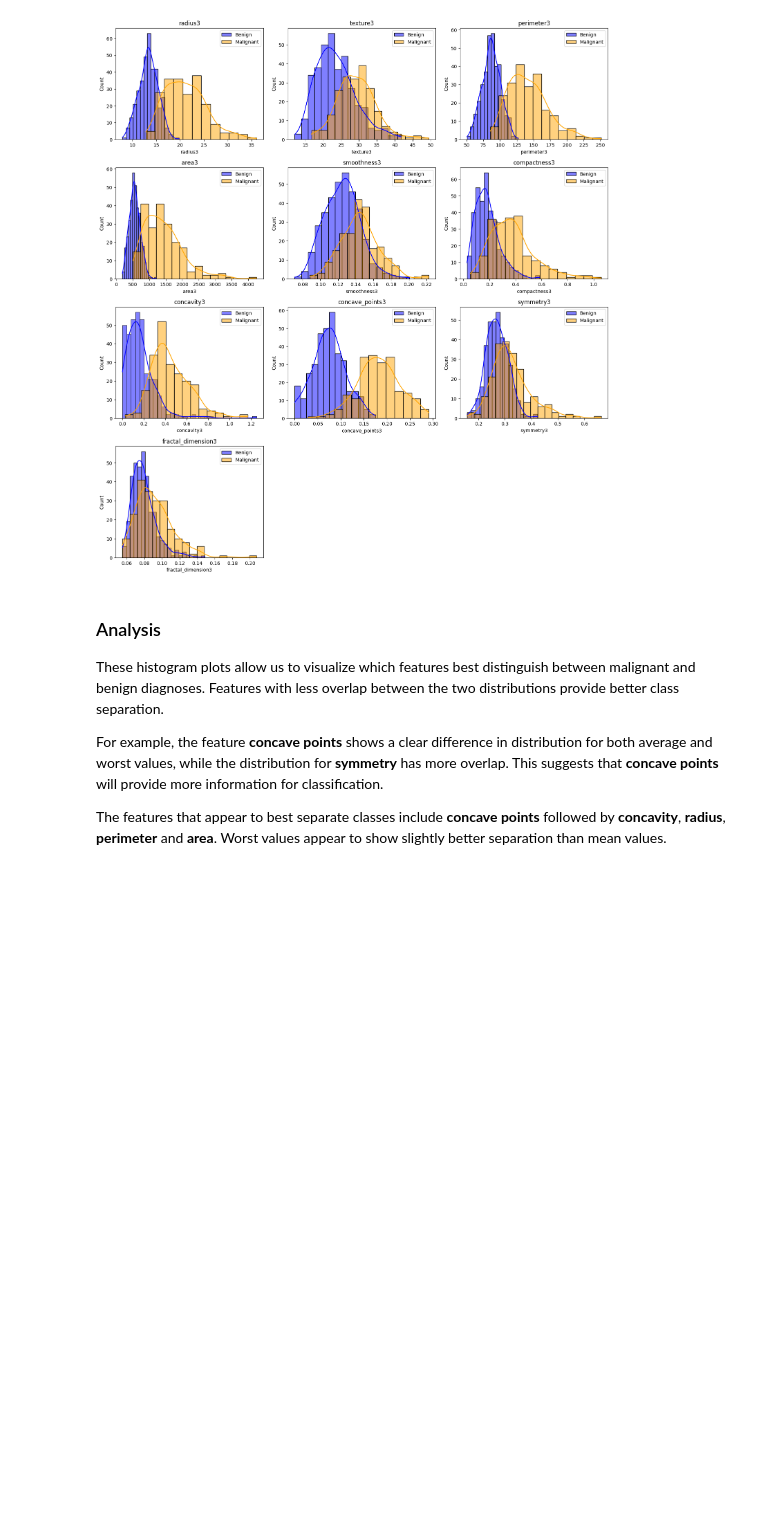
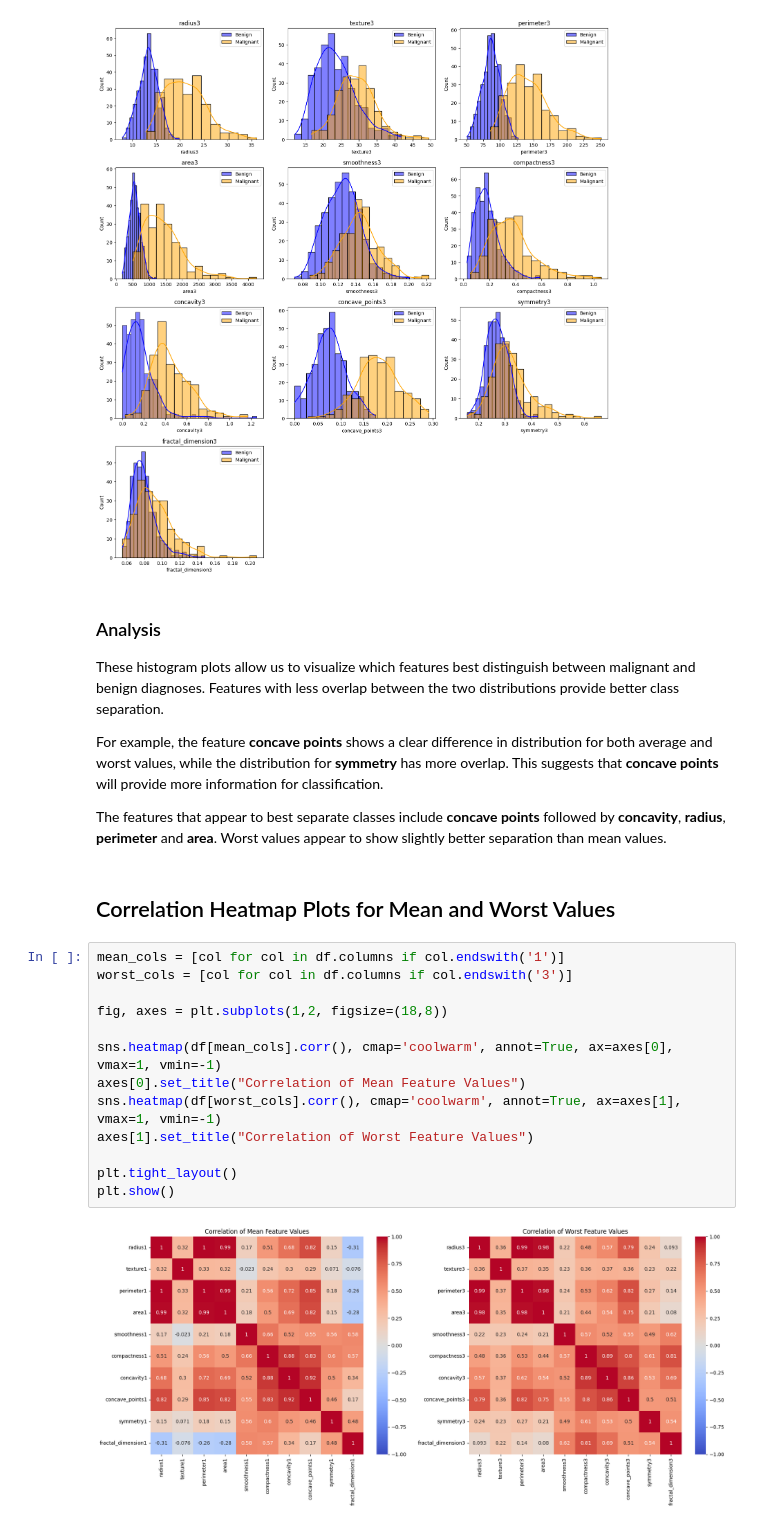
Before and after one commit to emilysaunders28/breast-cancer, a Jupyter notebook: breast_cancer_visualization.ipynb, the cells around one changed output. Drawn from its saved outputs; the diff is of its cells as text; blank space fills up the shorter version.

Commit message:
Added correlation heatmap

```diff
--- a/breast_cancer_visualization.ipynb
+++ b/breast_cancer_visualization.ipynb
@@ -110,3 +110,20 @@ These histogram plots allow us to visualize which features best distinguish betw
 For example, the feature **concave points** shows a clear difference in distribution for both average and worst values, while the distribution for **symmetry** has more overlap. This suggests that **concave points** will provide more information for classification.
 
 The features that appear to best separate classes include **concave points** followed by **concavity**, **radius**, **perimeter** and **area**. Worst values appear to show slightly better separation than mean values.
+# %% [markdown]
+## Correlation Heatmap Plots for Mean and Worst Values
+# %%
+mean_cols = [col for col in df.columns if col.endswith('1')]
+worst_cols = [col for col in df.columns if col.endswith('3')]
+
+fig, axes = plt.subplots(1,2, figsize=(18,8))
+
+sns.heatmap(df[mean_cols].corr(), cmap='coolwarm', annot=True, ax=axes[0], vmax=1, vmin=-1)
+axes[0].set_title("Correlation of Mean Feature Values")
+sns.heatmap(df[worst_cols].corr(), cmap='coolwarm', annot=True, ax=axes[1], vmax=1, vmin=-1)
+axes[1].set_title("Correlation of Worst Feature Values")
+
+plt.tight_layout()
+plt.show()
+# %% [output]
+[figure, added]
```
Also changed, not shown: parts of 1 cell of this notebook.
